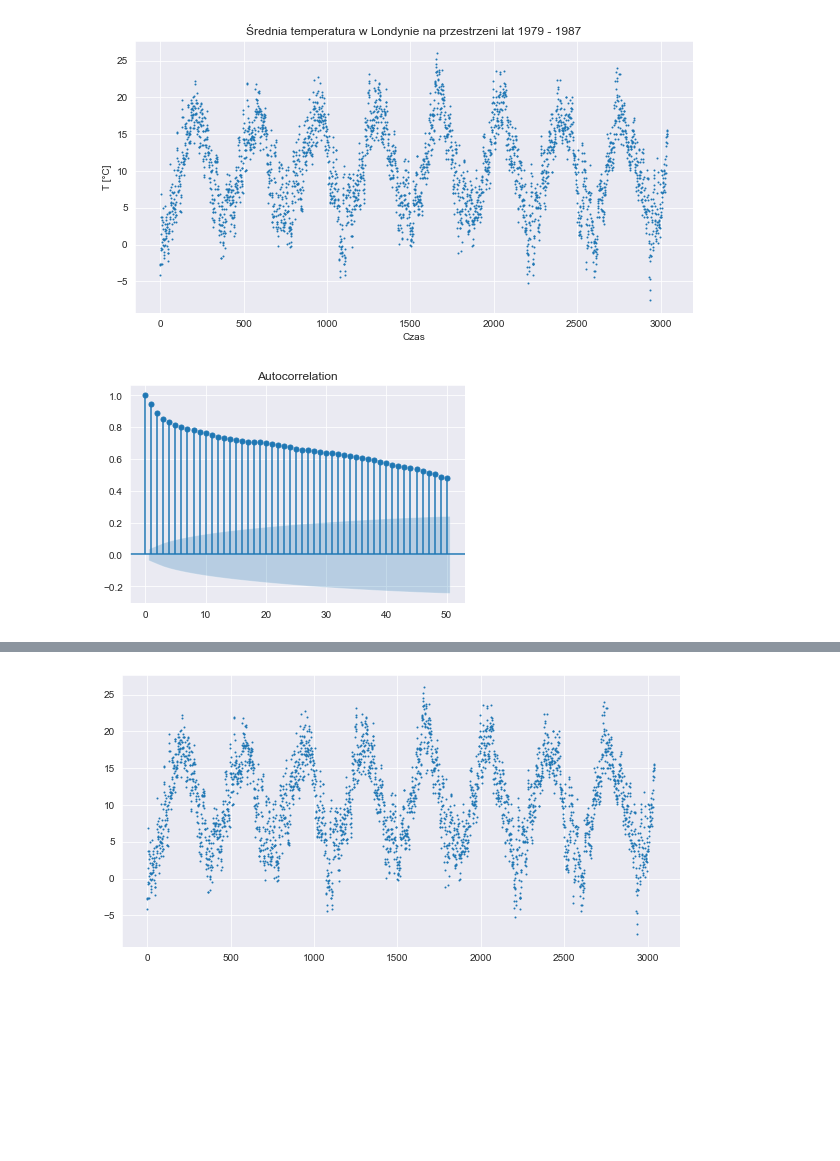
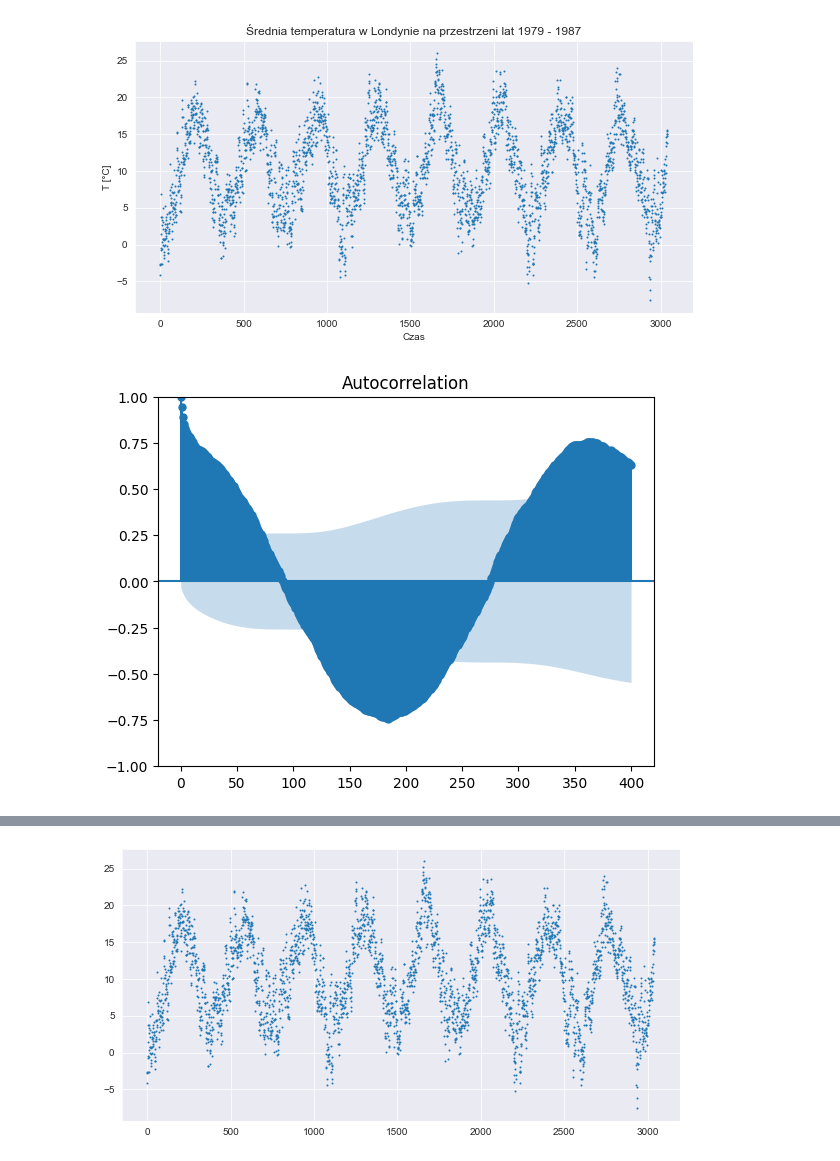
Before and after one commit to zlekoty/komputerowa_analiza_szereg-w_czasowych, a Jupyter notebook: kaszczR2/kaszczR2.ipynb, the cells around one changed output, grey strips where cells are left out. Saved outputs shown, nothing was run; the diff lists cells and outputs as text; code cells hidden in the pictures; blank space fills up the shorter version.

```diff
--- a/kaszczR2/kaszczR2.ipynb
+++ b/kaszczR2/kaszczR2.ipynb
@@ -17,6 +17,9 @@ from statsmodels.tsa.stattools import adfuller
 from statsmodels.stats import diagnostic
 from statsmodels.distributions.empirical_distribution import ECDF
 import statsmodels
+
+import seaborn as sns
+sns.set_style('darkgrid')
 # %%
 df = pd.read_csv(r"london_weather.csv")
 df = df.drop(np.arange(3040,len(df)))
@@ -54,10 +57,10 @@ plt.savefig('obrazki/plot1.pdf', format='pdf')
 # %% [output]
 [figure]
 # %%
-h = 50
+h = 400
 plot_acf(temp, lags=h, adjusted=True)
-plt.savefig('obrazki/acf1.pdf', format='pdf')
+plt.savefig('obrazki/acf1.png', format='png')
 # %% [output]
-[figure, old version]
+[figure, new version]
 # %%
 plot_pacf(temp, lags=h, method='ywm')
```
Also changed, not shown: parts of 7 cells of this notebook, 15 other files.
